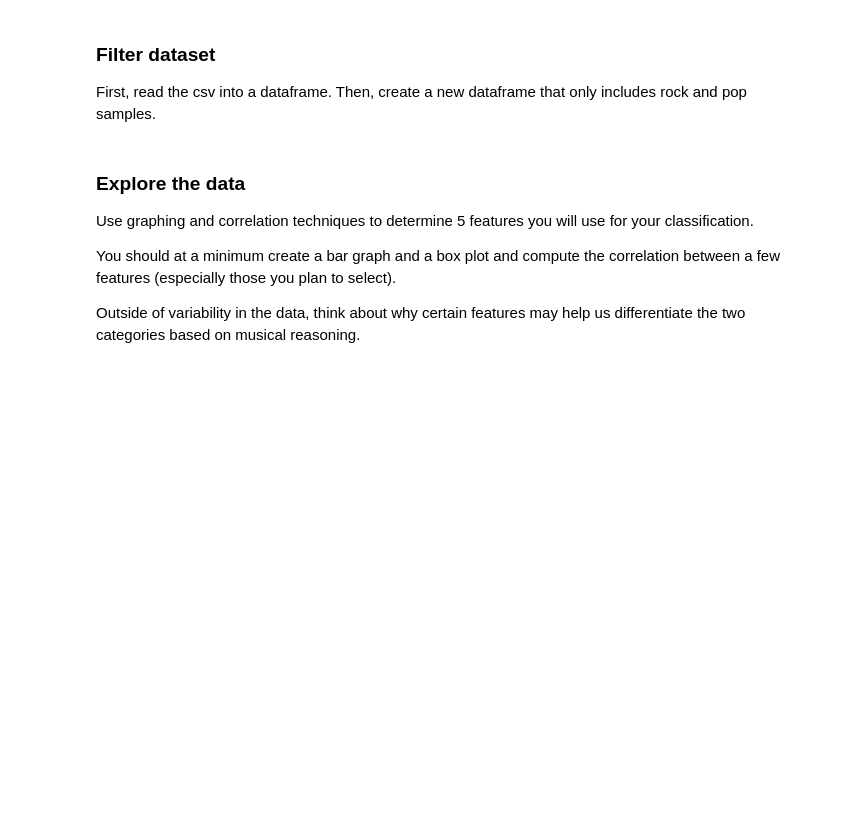
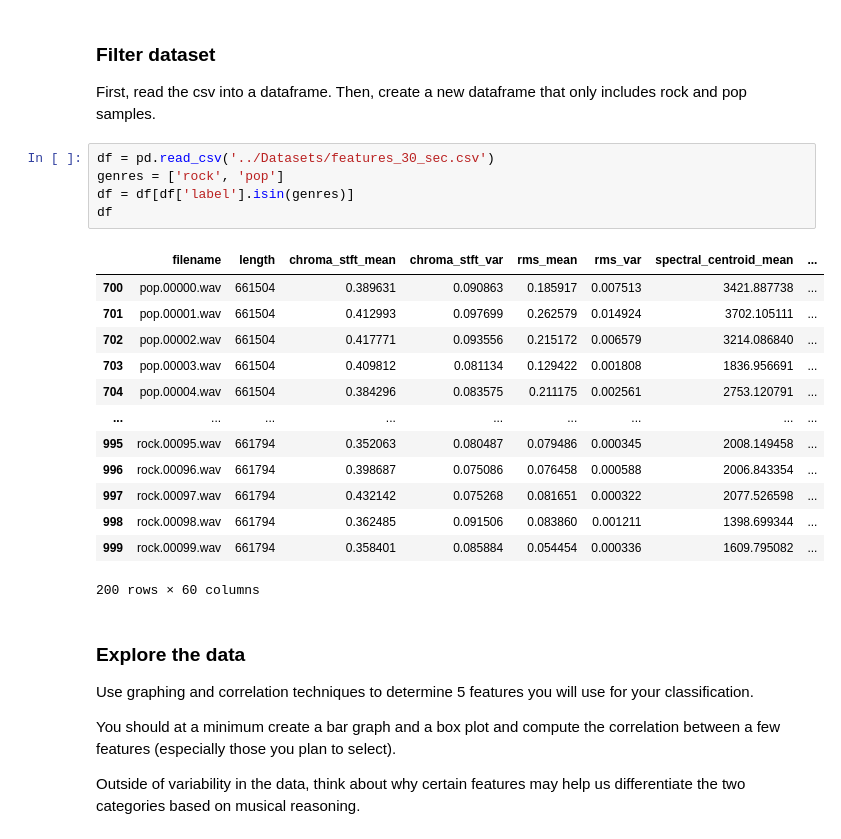
Before and after one commit to Micahlim19/AudioTechII, a Jupyter notebook: Activities/Activity7_PandasRegression.ipynb, the cells around one changed output. Drawn from its saved outputs; the diff is of its cells as text; blank space fills up the shorter version.

```diff
--- a/Activities/Activity7_PandasRegression.ipynb
+++ b/Activities/Activity7_PandasRegression.ipynb
@@ -8,6 +16,25 @@ In this activity, you will build a binomial classifier with logistic regression.
 ### Filter dataset
 
 First, read the csv into a dataframe. Then, create a new dataframe that only includes rock and pop samples.
+# %%
+df = pd.read_csv('../Datasets/features_30_sec.csv')
+genres = ['rock', 'pop']
+df = df[df['label'].isin(genres)]
+df
+# %% [output]
+|  | filename | length | chroma_stft_mean | chroma_stft_var | rms_mean | rms_var | spectral_centroid_mean | ... |
+| 700 | pop.00000.wav | 661504 | 0.389631 | 0.090863 | 0.185917 | 0.007513 | 3421.887738 | ... |
+| 701 | pop.00001.wav | 661504 | 0.412993 | 0.097699 | 0.262579 | 0.014924 | 3702.105111 | ... |
+| 702 | pop.00002.wav | 661504 | 0.417771 | 0.093556 | 0.215172 | 0.006579 | 3214.086840 | ... |
+| 703 | pop.00003.wav | 661504 | 0.409812 | 0.081134 | 0.129422 | 0.001808 | 1836.956691 | ... |
+| 704 | pop.00004.wav | 661504 | 0.384296 | 0.083575 | 0.211175 | 0.002561 | 2753.120791 | ... |
+| ... | ... | ... | ... | ... | ... | ... | ... | ... |
+| 995 | rock.00095.wav | 661794 | 0.352063 | 0.080487 | 0.079486 | 0.000345 | 2008.149458 | ... |
+| 996 | rock.00096.wav | 661794 | 0.398687 | 0.075086 | 0.076458 | 0.000588 | 2006.843354 | ... |
+| 997 | rock.00097.wav | 661794 | 0.432142 | 0.075268 | 0.081651 | 0.000322 | 2077.526598 | ... |
+| 998 | rock.00098.wav | 661794 | 0.362485 | 0.091506 | 0.083860 | 0.001211 | 1398.699344 | ... |
+| 999 | rock.00099.wav | 661794 | 0.358401 | 0.085884 | 0.054454 | 0.000336 | 1609.795082 | ... |
+200 rows × 60 columns
 # %% [markdown]
 ### Explore the data
 
```
Also changed, not shown: parts of 2 cells of this notebook, 2 other files.
